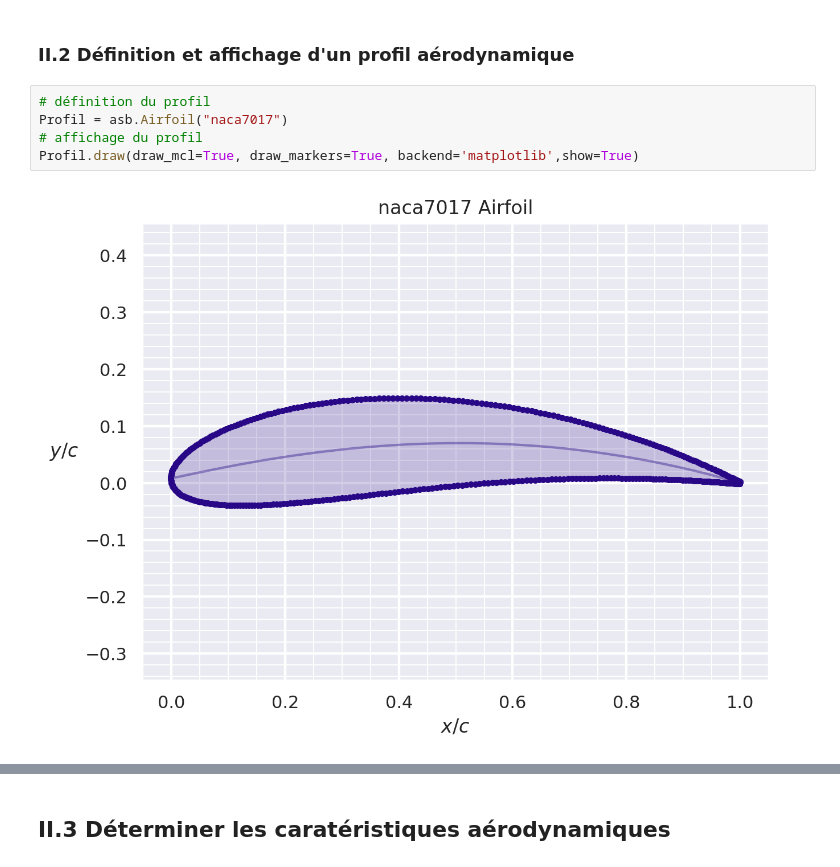
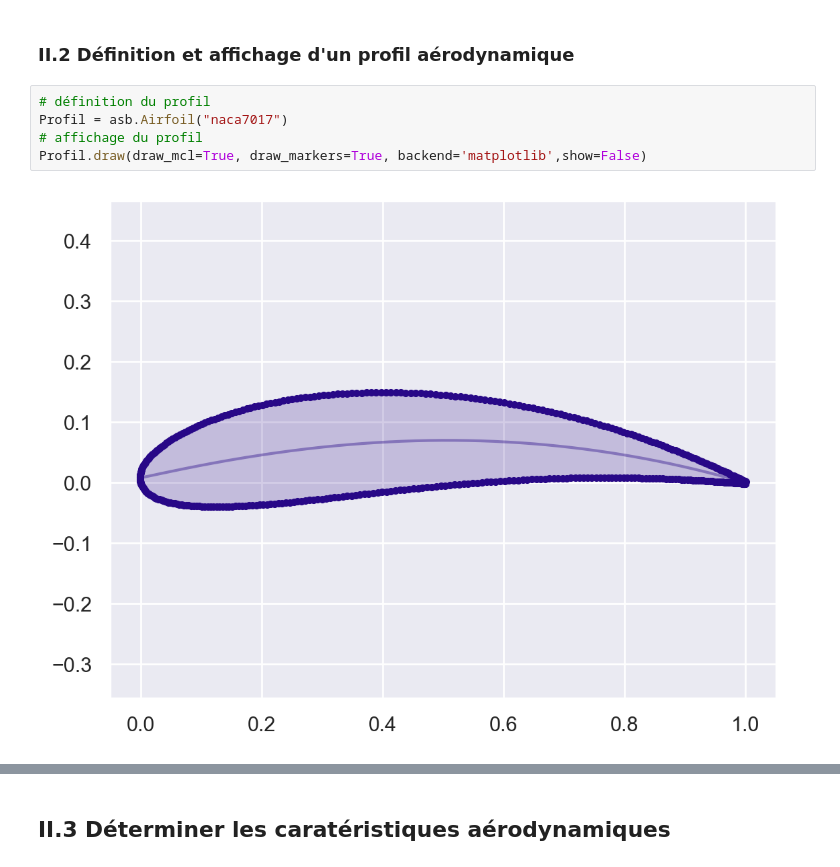
Before and after one commit to MoustaphaRouf/AERODYNAMIQUE, a Jupyter notebook: Travaux Pratiques/TP_AERODYNAMIQUE_IEAMAC_E_2025.ipynb, the cells around one changed output, grey strips where cells are left out. Drawn from its saved outputs; the diff is of its cells as text.

```diff
--- a/Travaux Pratiques/TP_AERODYNAMIQUE_IEAMAC_E_2025.ipynb
+++ b/Travaux Pratiques/TP_AERODYNAMIQUE_IEAMAC_E_2025.ipynb
@@ -95,7 +85,7 @@ import matplotlib.pyplot as plt # Outil pour dessiner les graphiques
 # %%
 # définition du profil
 Profil = asb.Airfoil("naca7017")
 # affichage du profil
-Profil.draw(draw_mcl=True, draw_markers=True, backend='matplotlib',show=True)
+Profil.draw(draw_mcl=True, draw_markers=True, backend='matplotlib',show=False)
 # %% [output]
-[figure, old version]
+[figure, new version]
```
Also changed, not shown: parts of 26 cells of this notebook.
